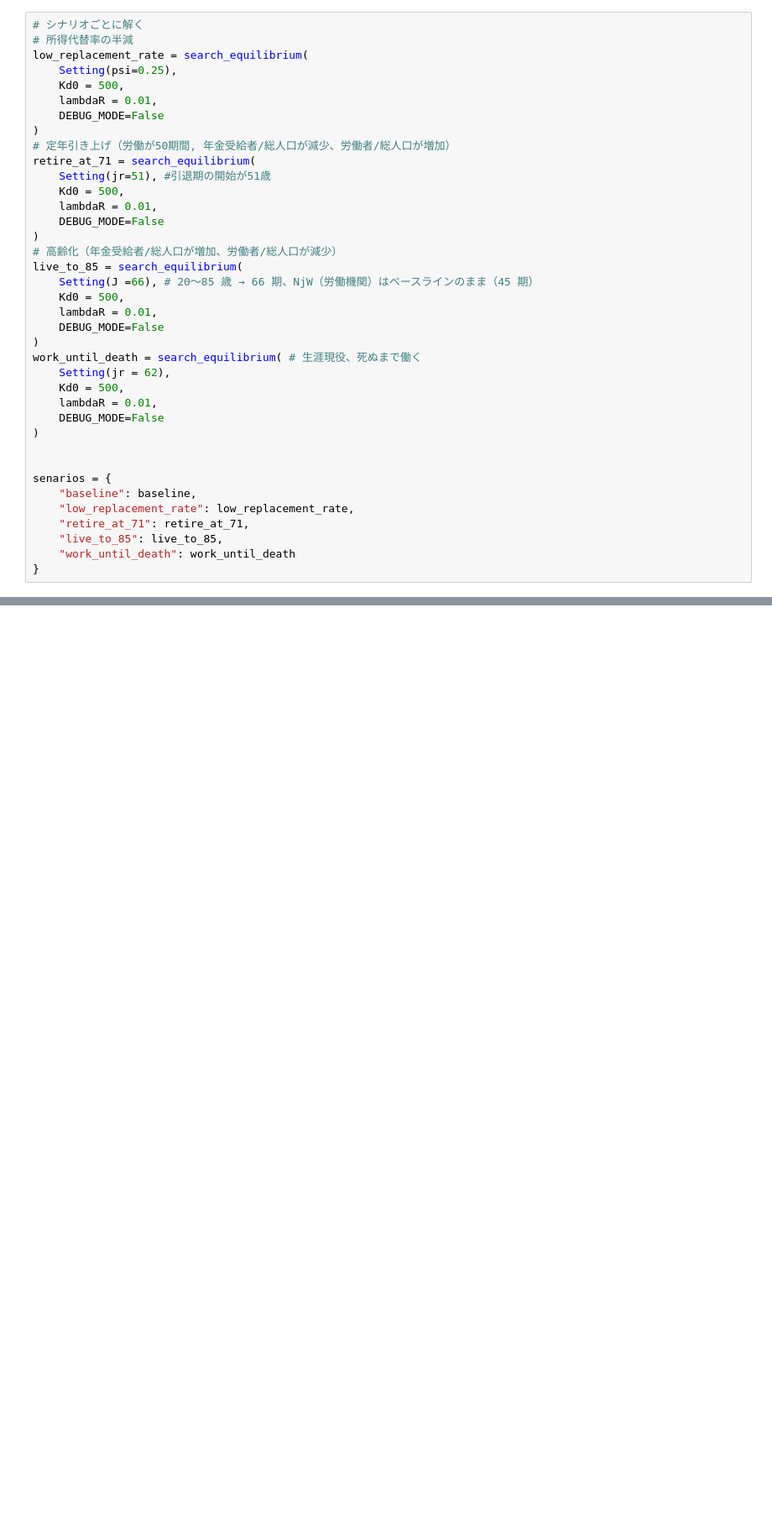
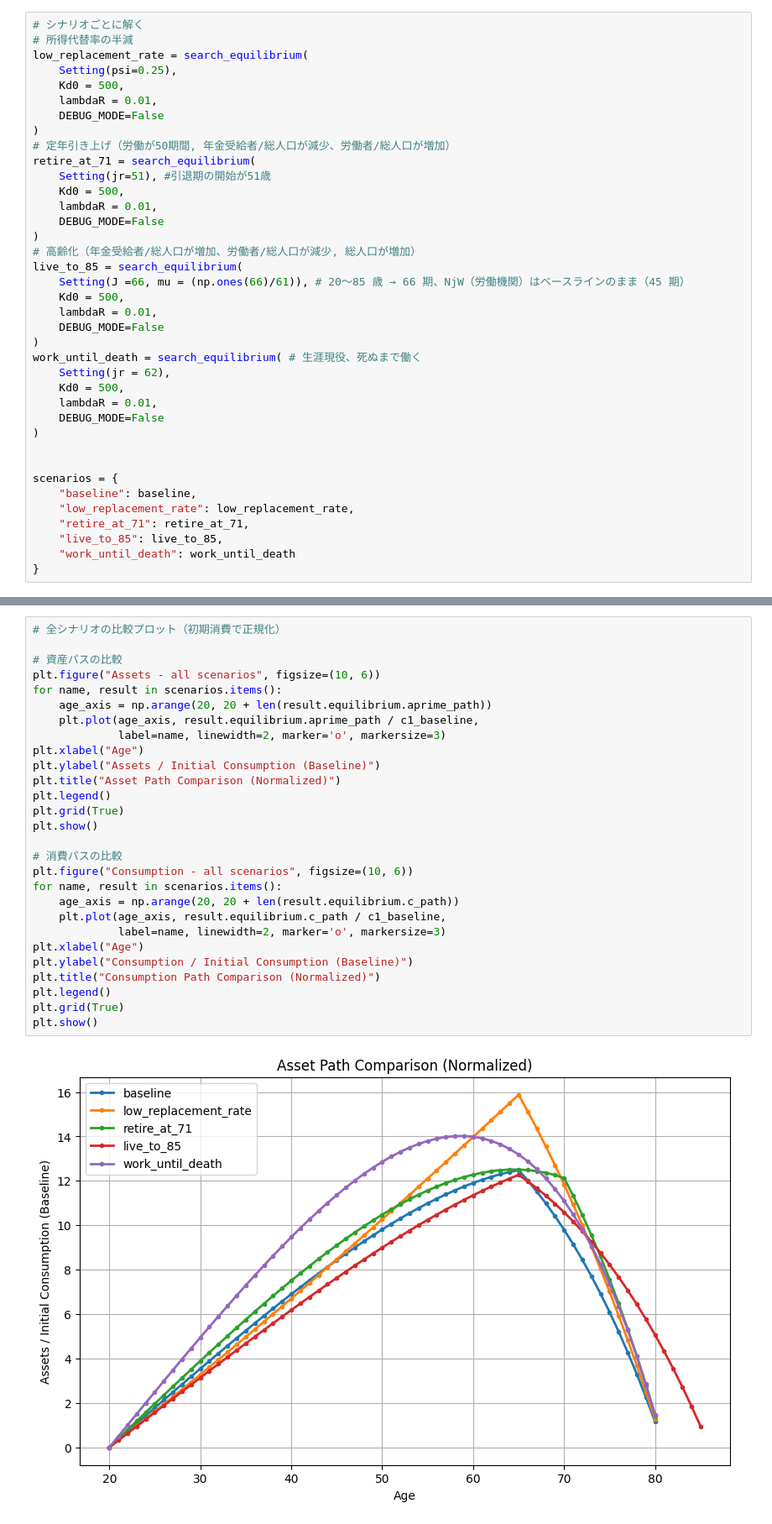
Before and after one commit to tomoyahiroe/quant-macro-workshop, a Jupyter notebook: src/ch6/olg_deterministic/main.ipynb, the cells around one changed output, grey strips where cells are left out. Shown at 84% size. Saved outputs shown, nothing was run; the diff lists cells and outputs as text; blank space fills up the shorter version.

```diff
--- a/src/ch6/olg_deterministic/main.ipynb
+++ b/src/ch6/olg_deterministic/main.ipynb
@@ -48,9 +61,9 @@ retire_at_71 = search_equilibrium(
     lambdaR = 0.01,
     DEBUG_MODE=False
 )
-# 高齢化（年金受給者/総人口が増加、労働者/総人口が減少）
+# 高齢化（年金受給者/総人口が増加、労働者/総人口が減少, 総人口が増加）
 live_to_85 = search_equilibrium(
-    Setting(J =66), # 20〜85 歳 → 66 期、NjW（労働機関）はベースラインのまま（45 期）
+    Setting(J =66, mu = (np.ones(66)/61)), # 20〜85 歳 → 66 期、NjW（労働機関）はベースラインのまま（45 期）
     Kd0 = 500,
     lambdaR = 0.01,
     DEBUG_MODE=False
@@ -63,7 +76,7 @@ work_until_death = search_equilibrium( # 生涯現役、死ぬまで働く
 )
 
 
-senarios = {
+scenarios = {
     "baseline": baseline,
     "low_replacement_rate": low_replacement_rate,
     "retire_at_71": retire_at_71,
@@ -97,0 +111,30 @@ print(df)
+# %%
+# 全シナリオの比較プロット（初期消費で正規化）
+
+# 資産パスの比較
+plt.figure("Assets - all scenarios", figsize=(10, 6))
+for name, result in scenarios.items():
+    age_axis = np.arange(20, 20 + len(result.equilibrium.aprime_path))
+    plt.plot(age_axis, result.equilibrium.aprime_path / c1_baseline,
+             label=name, linewidth=2, marker='o', markersize=3)
+plt.xlabel("Age")
+plt.ylabel("Assets / Initial Consumption (Baseline)")
+plt.title("Asset Path Comparison (Normalized)")
+plt.legend()
+plt.grid(True)
+plt.show()
+
+# 消費パスの比較
+plt.figure("Consumption - all scenarios", figsize=(10, 6))
+for name, result in scenarios.items():
+    age_axis = np.arange(20, 20 + len(result.equilibrium.c_path))
+    plt.plot(age_axis, result.equilibrium.c_path / c1_baseline,
+             label=name, linewidth=2, marker='o', markersize=3)
+plt.xlabel("Age")
+plt.ylabel("Consumption / Initial Consumption (Baseline)")
+plt.title("Consumption Path Comparison (Normalized)")
+plt.legend()
+plt.grid(True)
+plt.show()
+# %% [output]
+[figure, added]
```
Also changed, not shown: parts of 5 cells of this notebook, 4 other files.
